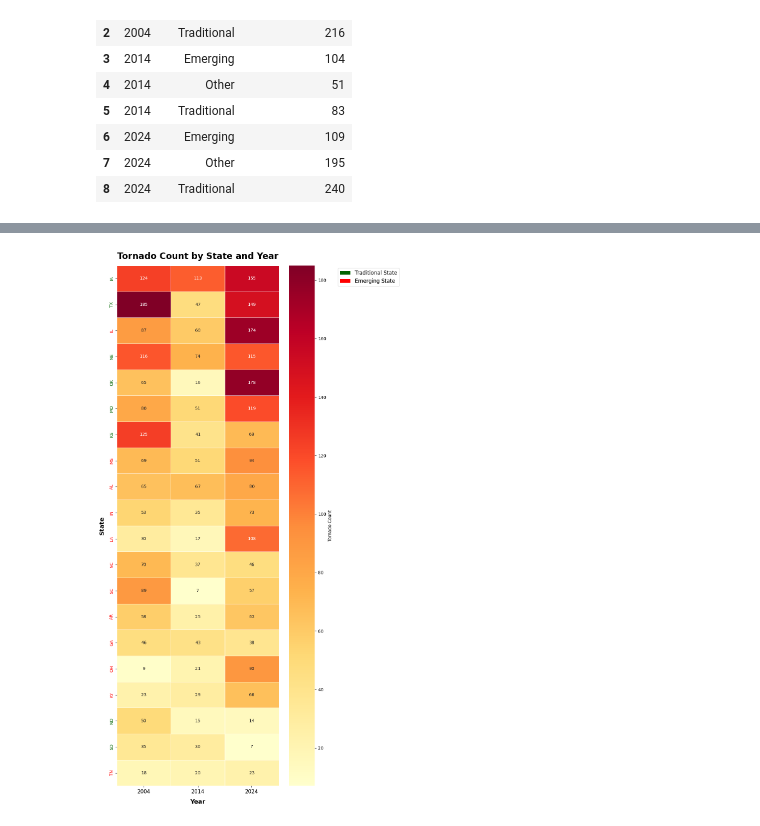
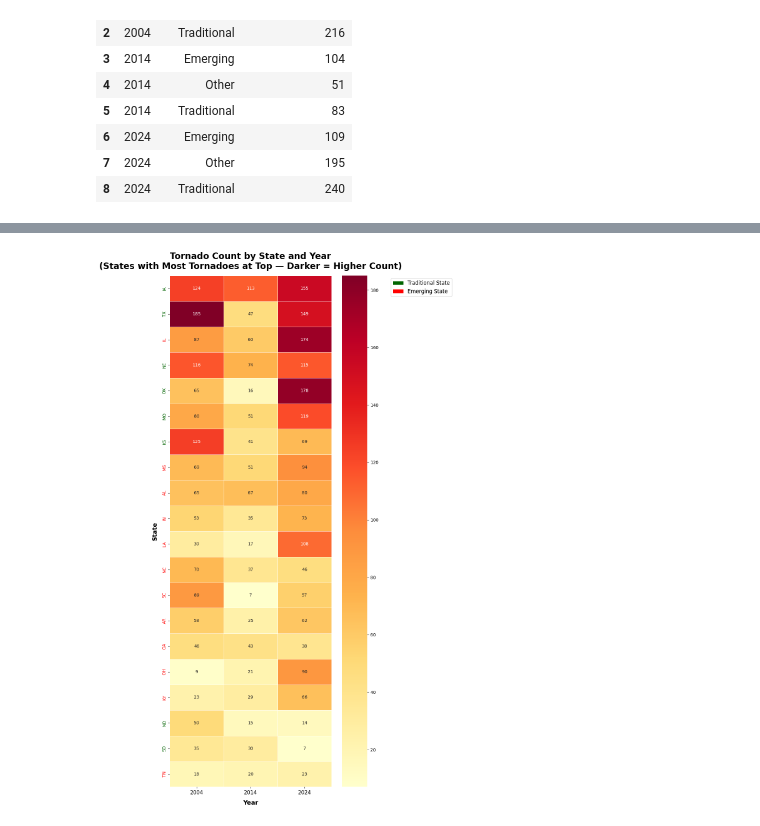
Before and after one commit to GregMiles054/Tornado_Strength_Geographic_Impact, a Jupyter notebook: Notebooks/Tornado_SQL_database.ipynb, the cells around one changed output, grey strips where cells are left out. Saved outputs shown, nothing was run; the diff lists cells and outputs as text; code cells hidden in the pictures.

Commit message:
Cleaned up more notebooks. Added more graphs

```diff
--- a/Notebooks/Tornado_SQL_database.ipynb
+++ b/Notebooks/Tornado_SQL_database.ipynb
@@ -159,33 +178,33 @@ region_dict = dict(zip(region_lookup['state'], region_lookup['region_name']))
 fig, ax = plt.subplots(figsize=(10, 18))
 sns.heatmap(
     heatmap_pivot,
     cmap='YlOrRd',
     linewidths=0.5,
     annot=True,
     fmt='.0f',
-    cbar_kws={'label': 'Tornado Count'},
     ax=ax
 )
 
 # Color y-axis labels by region
 for label in ax.get_yticklabels():
     state = label.get_text()
     if region_dict.get(state) == 'Traditional':
         label.set_color('darkgreen')
     elif region_dict.get(state) == 'Emerging':
         label.set_color('red')
 
 # Legend
 legend_elements = [Patch(facecolor='darkgreen', label='Traditional State'),
                    Patch(facecolor='red', label='Emerging State')]
 ax.legend(handles=legend_elements, bbox_to_anchor=(1.35, 1), loc='upper left', fontsize=12)
 
-ax.set_title('Tornado Count by State and Year', fontsize=20, fontweight='bold', pad=15)
+ax.set_title('Tornado Count by State and Year\n(States with Most Tornadoes at Top — Darker = Higher Count)', fontsize=20, fontweight='bold', pad=15)
 ax.set_xlabel('Year', fontsize=14, fontweight='bold', labelpad=10)
 ax.set_ylabel('State', fontsize=14, fontweight='bold', labelpad=10)
 plt.xticks(fontsize=12)
 plt.yticks(fontsize=10)
 plt.tight_layout()
+plt.savefig('../Graphs/heatmap_tornado_count.png', bbox_inches='tight', dpi=300)
 plt.show()
 # %% [output]
-[figure, old version]
+[figure, new version]
```
Also changed, not shown: parts of 13 cells of this notebook, 10 other files.
